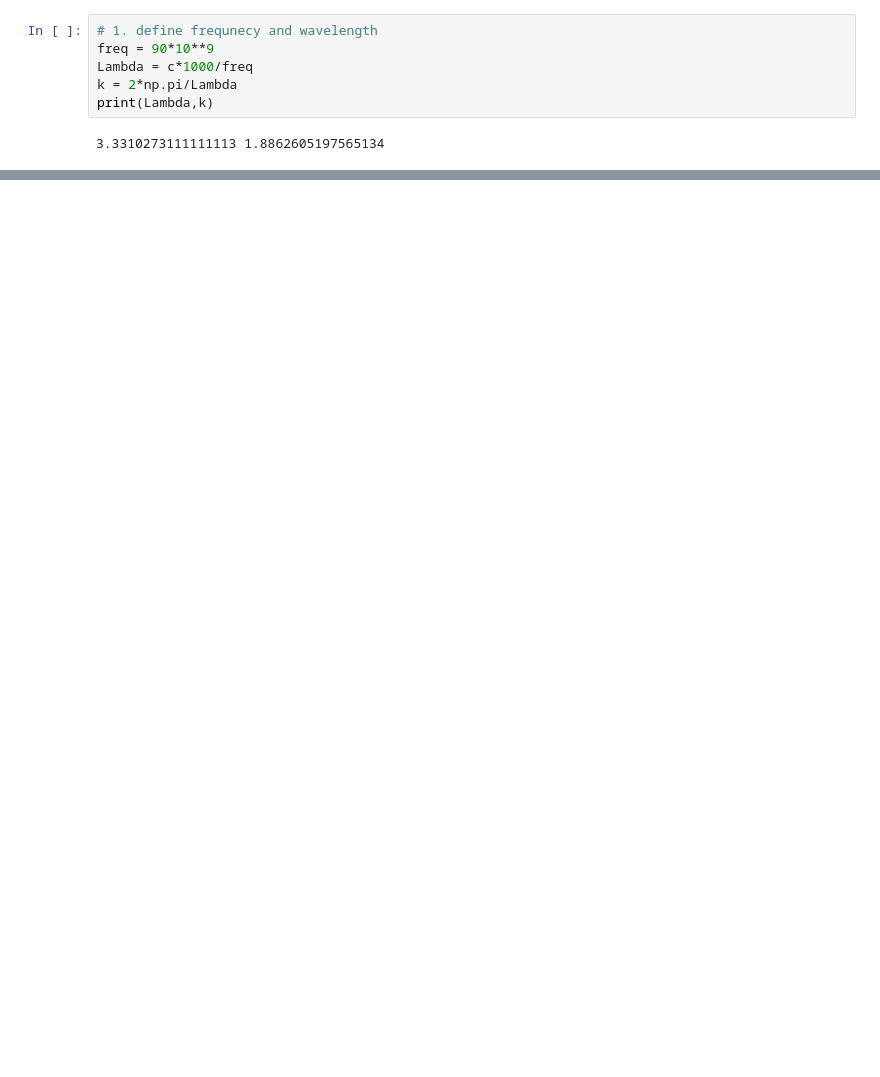
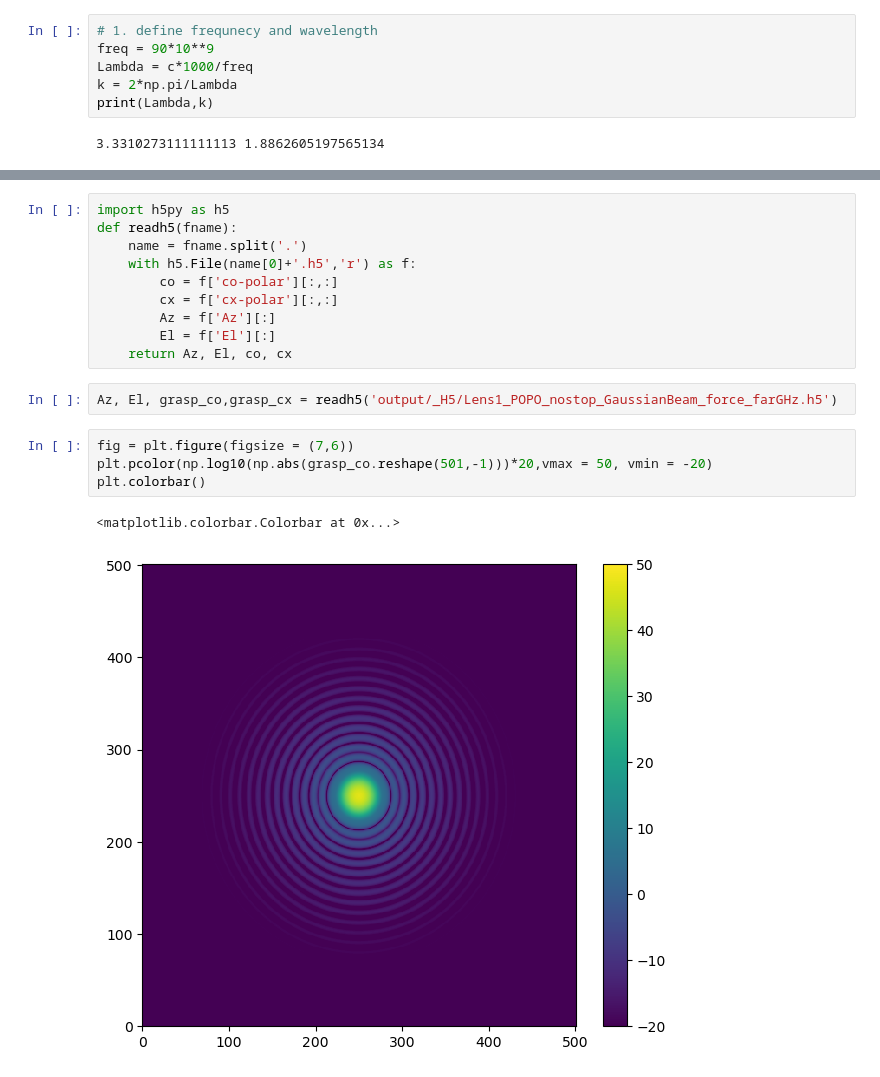
Before and after one commit to XiaodongRencologne/PO_test, a Jupyter notebook: L1_test2.ipynb, the cells around one changed output, grey strips where cells are left out. Drawn from its saved outputs; the diff is of its cells as text; blank space fills up the shorter version.

```diff
--- a/L1_test2.ipynb
+++ b/L1_test2.ipynb
@@ -73,0 +136,19 @@ poynting value max!
+# %%
+import h5py as h5
+def readh5(fname):
+    name = fname.split('.')
+    with h5.File(name[0]+'.h5','r') as f:
+        co = f['co-polar'][:,:]
+        cx = f['cx-polar'][:,:]
+        Az = f['Az'][:]
+        El = f['El'][:]
+    return Az, El, co, cx
+# %%
+Az, El, grasp_co,grasp_cx = readh5('output/_H5/Lens1_POPO_nostop_GaussianBeam_force_farGHz.h5')
+# %%
+fig = plt.figure(figsize = (7,6))
+plt.pcolor(np.log10(np.abs(grasp_co.reshape(501,-1)))*20,vmax = 50, vmin = -20)
+plt.colorbar()
+# %% [output]
+<matplotlib.colorbar.Colorbar at 0x...>
+[figure, added]
```
Also changed, not shown: parts of 24 cells of this notebook, 11 other files.
